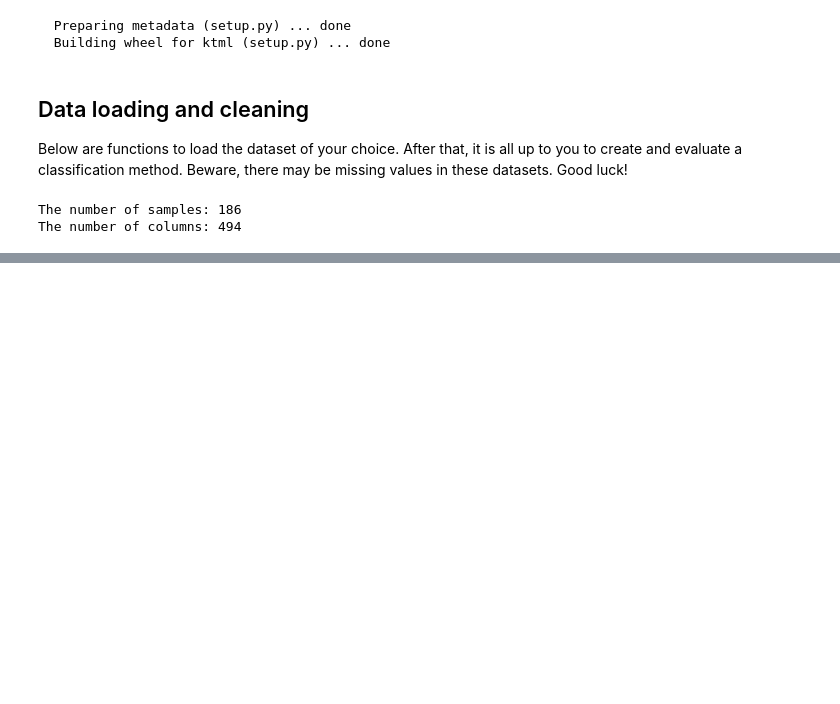
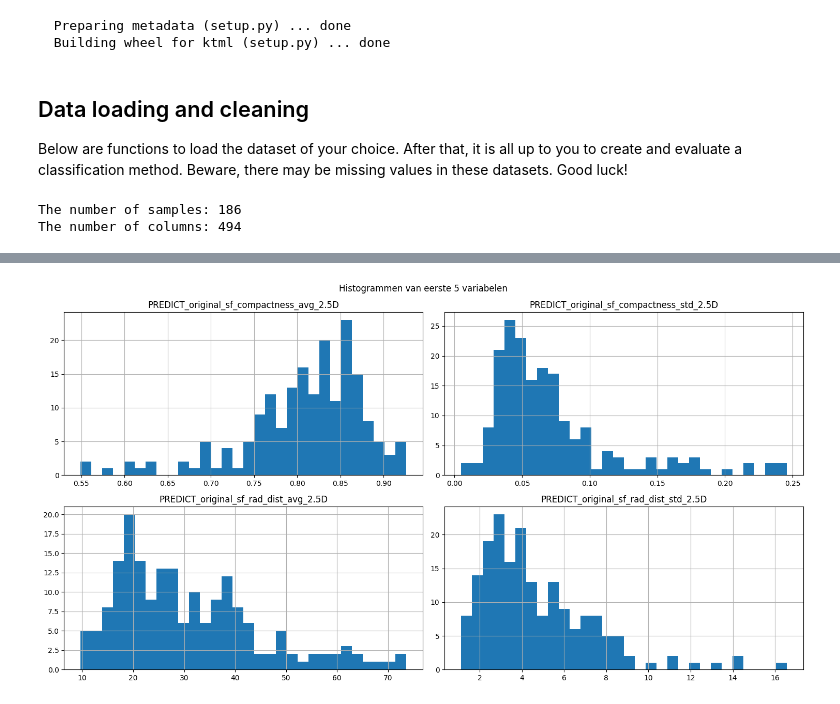
Before and after one commit to Lucaskust/TM10007_ML_Project_gr18, a Jupyter notebook: assignment.ipynb, the cells around one changed output, grey strips where cells are left out. Cells and saved outputs as stored; diff of their text form; code cells hidden in the pictures; blank space fills up the shorter version.

```diff
--- a/assignment.ipynb
+++ b/assignment.ipynb
@@ -27,0 +53,11 @@ The number of columns: 494
+# %%
+import matplotlib.pyplot as plt
+import seaborn as sns
+
+# Histogrammen voor de eerste paar kolommen (als voorbeeld)
+data.iloc[:, :5].hist(figsize=(15, 8), bins=30)
+plt.suptitle('Histogrammen van eerste 5 variabelen')
+plt.tight_layout()
+plt.show()
+# %% [output]
+[figure, added]
```
Also changed, not shown: parts of 3 cells of this notebook.
